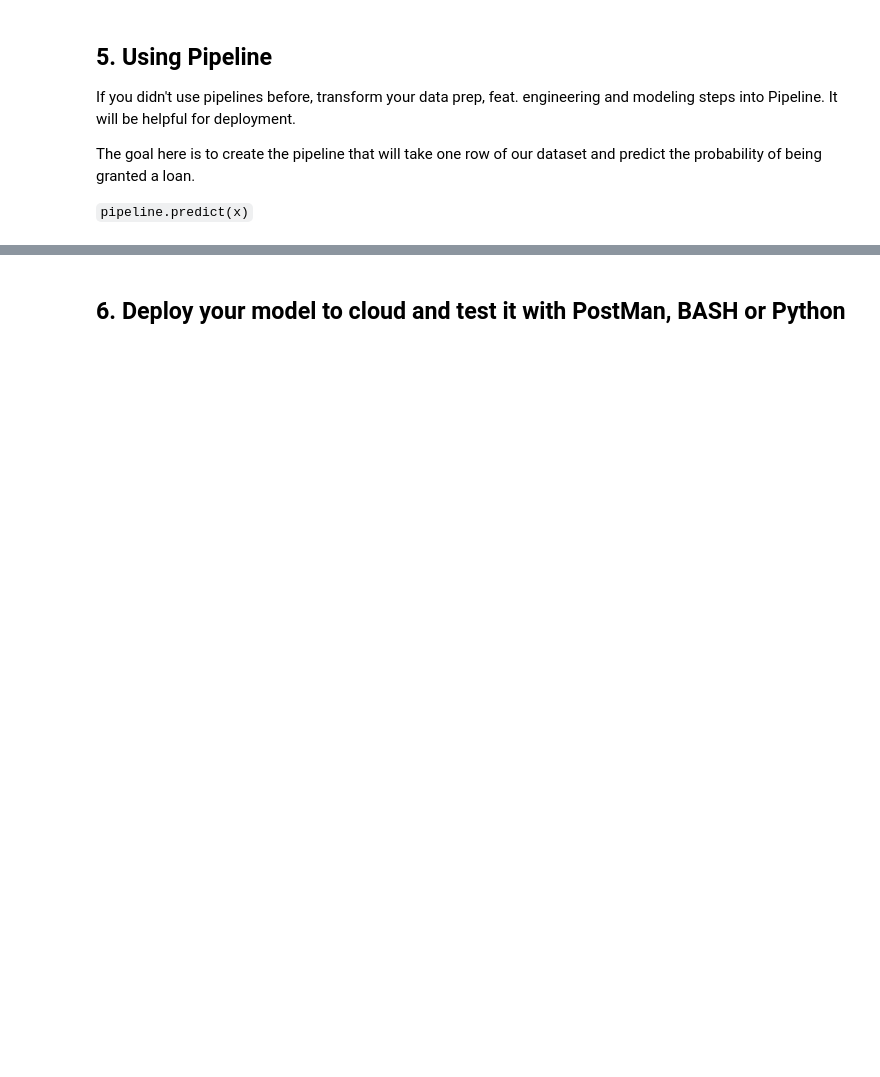
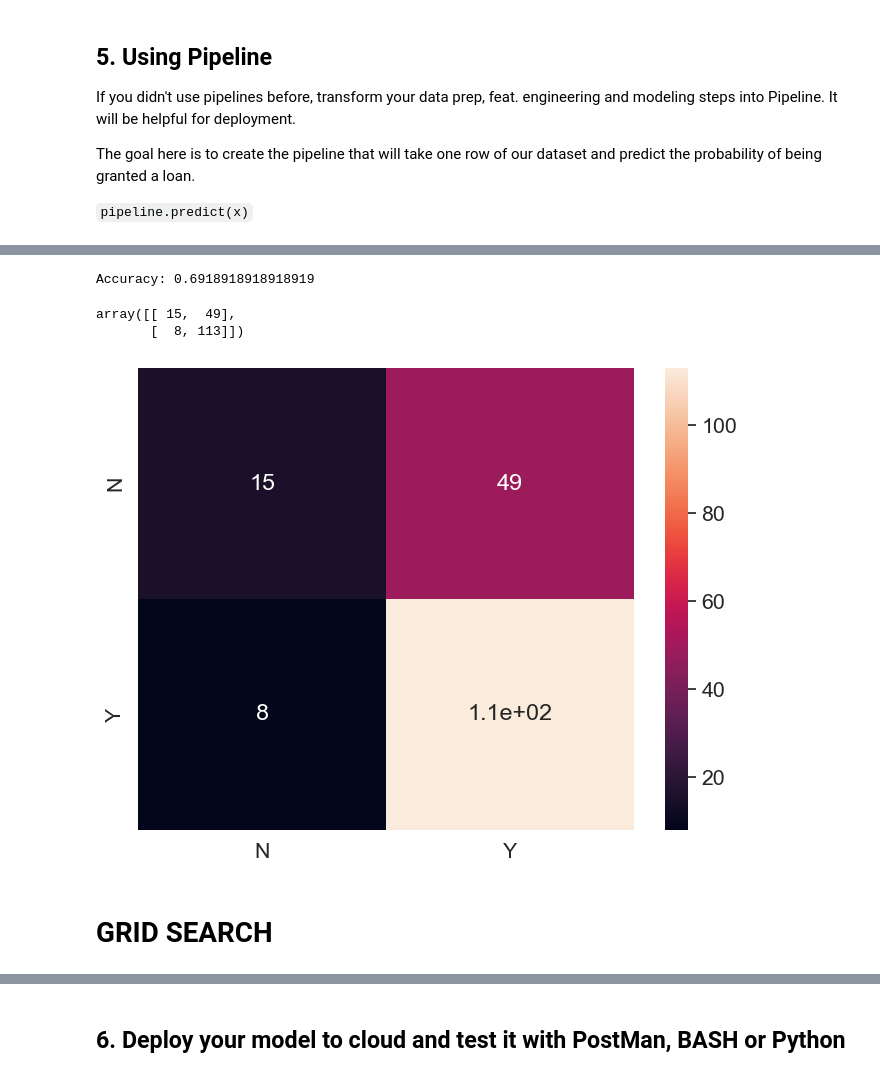
Before and after one commit to tetianafesenko/deployment-project, a Jupyter notebook: notebooks/instructions.ipynb, the cells around one changed output, grey strips where cells are left out. Cells and saved outputs as stored; diff of their text form; code cells hidden in the pictures; blank space fills up the shorter version.

```diff
--- a/notebooks/instructions.ipynb
+++ b/notebooks/instructions.ipynb
@@ -858,0 +954,11 @@ figsize=(10,7), legend=False)
+# %%
+from sklearn.ensemble import RandomForestClassifier
+from sklearn.linear_model import LogisticRegression
+from sklearn.tree import DecisionTreeClassifier
+rfc = RandomForestClassifier()
+dt = DecisionTreeClassifier()
+log_reg = LogisticRegression()
+# %%
+model = Pipeline([
+    ('preprocessor', preprocessor),
+    ('rfc', rfc)])
@@ -858,0 +985,24 @@ figsize=(10,7), legend=False)
+# %%
+# Now let's make predictions
+y_pred = model.predict(X_test)
+# %%
+from sklearn import metrics
+print("Accuracy:",metrics.accuracy_score(y_test, y_pred))
+# Confusion matrix
+cnf_matrix = metrics.confusion_matrix(y_test, y_pred)
+cnf_matrix
+# %% [output]
+Accuracy: 0.6918918918918919
+array([[ 15,  49],
+       [  8, 113]])
+# %%
+df_cm = pd.DataFrame(cnf_matrix, index = ['N', 'Y'],
+                  columns = ['N', 'Y'])
+plt.figure(figsize = (8,6))
+sns.set(font_scale=1.4) # for label size
+sns.heatmap(df_cm, annot=True)
+plt.show()
+# %% [output]
+[figure, added]
+# %% [markdown]
+# GRID SEARCH
```
Also changed, not shown: parts of 51 cells of this notebook, 1 other file.
